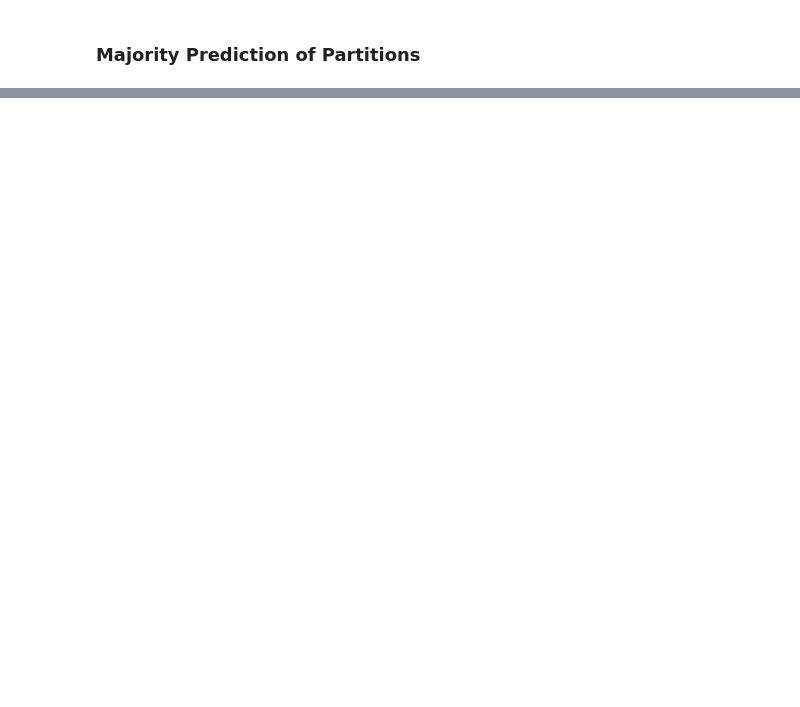
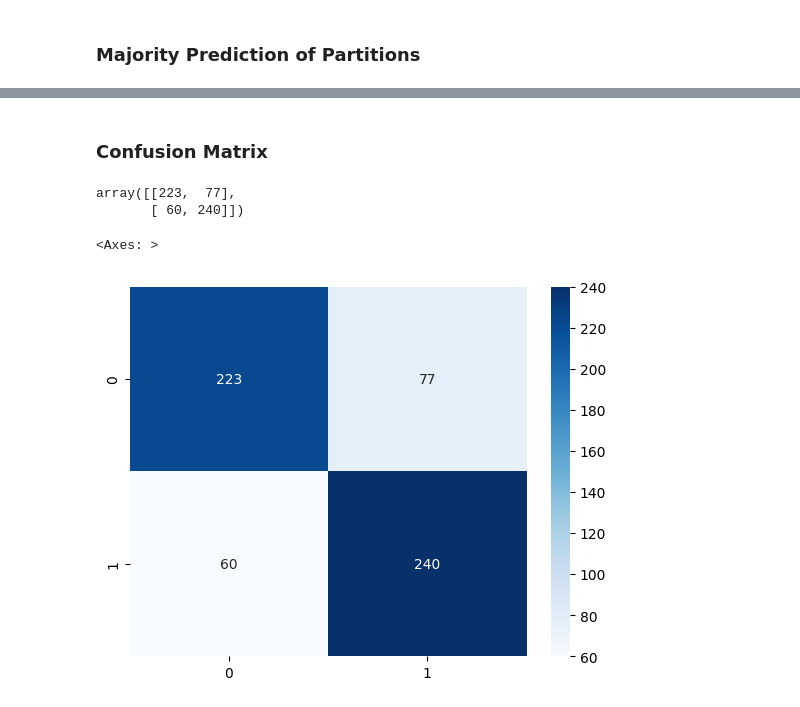
Before and after one commit to Sachi-27/DrugProtAI, a Jupyter notebook: Methods/Partition Method/xgb_partition_method.ipynb, the cells around one changed output, grey strips where cells are left out. Cells and saved outputs as stored; diff of their text form; code cells hidden in the pictures; blank space fills up the shorter version.

```diff
--- a/Methods/Partition Method/xgb_partition_method.ipynb
+++ b/Methods/Partition Method/xgb_partition_method.ipynb
@@ -184,0 +191,4 @@ rem_new_data.shape, np.bincount(rem_new_data['new_column'])
+# %%
+X_train, X_test, y_train, y_test = data_splitting(rem_new_data[features_list], rem_new_data['is_druggable'], class_size=300)
+
+X_train.shape, X_test.shape, y_train.shape, y_test.shape
@@ -464,0 +336,17 @@ np.mean(df_accuracy_non_druggables, axis=0), np.std(df_accuracy_non_druggables,
+# %% [markdown]
+### Confusion Matrix
+# %%
+from sklearn.metrics import confusion_matrix
+import seaborn as sns
+
+conf_matrix = confusion_matrix(y_test, average_proba_preds)
+conf_matrix
+# %% [output]
+array([[223,  77],
+       [ 60, 240]])
+# %%
+sns.heatmap(conf_matrix, annot=True, cmap='Blues', fmt = 'd')
+# plt.savefig("/content/drive/MyDrive/protein_props/NEW_WORK/XGB_PEC_confusion_matrix.png")
+# %% [output]
+<Axes: >
+[figure, added]
```
Also changed, not shown: parts of 27 cells of this notebook, 1 other file.
